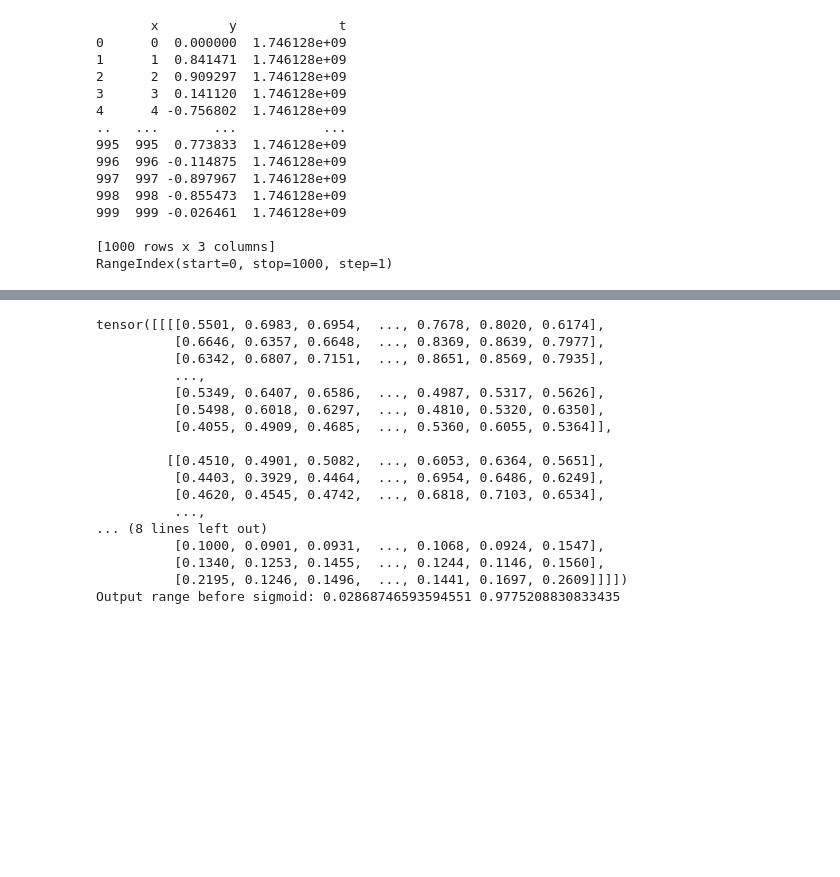
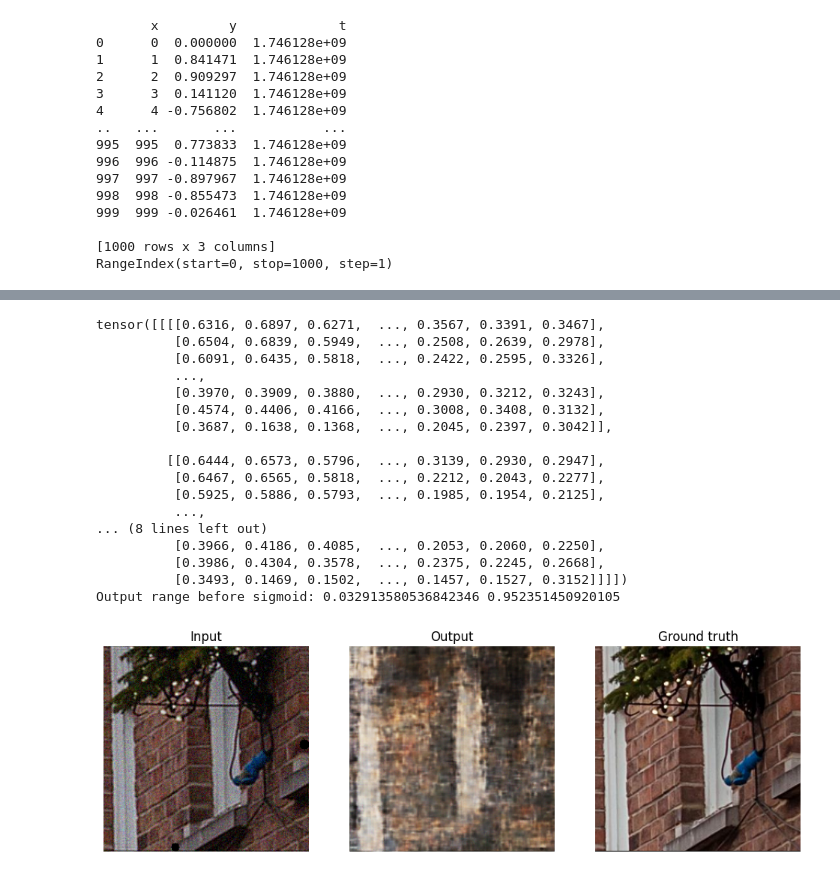
Before and after one commit to maciejka3000/labwork-project, a Jupyter notebook: old/03_train_model_torch_stacked_samesize.ipynb, the cells around one changed output, grey strips where cells are left out. Cells and saved outputs as stored; diff of their text form; code cells hidden in the pictures; blank space fills up the shorter version.

```diff
--- a/old/03_train_model_torch_stacked_samesize.ipynb
+++ b/old/03_train_model_torch_stacked_samesize.ipynb
@@ -328,26 +324,55 @@ input_tensor = transform(img).unsqueeze(0)
 # %%
+import glob
+input_images = sorted(glob.glob('/home/maciejka/Desktop/school/S8/labwork-project/db/dataset_preprocessed/test/output/*.bmp'))
+gt_images = sorted(glob.glob('/home/maciejka/Desktop/school/S8/labwork-project/db/dataset_preprocessed/test/input/*.bmp'))
+
+i = 249
+
+img = Image.open(input_images[i])
+gt = Image.open(gt_images[i])
+
+input_tensor = transform(img).unsqueeze(0)
 with torch.no_grad():
-    output_tensor, mu, logvar  = model(input_tensor)
+    output_tensor  = model(input_tensor)
 
 print(output_tensor)
 print("Output range before sigmoid:", output_tensor.min().item(), output_tensor.max().item())
+output_img = output_tensor.squeeze(0).permute(1,2,0).cpu().numpy()
+plt.figure(figsize=(12,4))
+plt.subplot(1,3,1)
+plt.imshow(img)
+plt.title("Input")
+plt.axis('off')
+
+plt.subplot(1,3,2)
+plt.imshow(output_img)
+plt.title("Output")
+plt.axis('off')
+
+
+plt.subplot(1,3,3)
+plt.imshow(gt)
+plt.title("Ground truth")
+plt.axis('off')
+plt.show()
 # %% [output]
-tensor([[[[0.5501, 0.6983, 0.6954,  ..., 0.7678, 0.8020, 0.6174],
-          [0.6646, 0.6357, 0.6648,  ..., 0.8369, 0.8639, 0.7977],
-          [0.6342, 0.6807, 0.7151,  ..., 0.8651, 0.8569, 0.7935],
+tensor([[[[0.6316, 0.6897, 0.6271,  ..., 0.3567, 0.3391, 0.3467],
+          [0.6504, 0.6839, 0.5949,  ..., 0.2508, 0.2639, 0.2978],
+          [0.6091, 0.6435, 0.5818,  ..., 0.2422, 0.2595, 0.3326],
           ...,
-          [0.5349, 0.6407, 0.6586,  ..., 0.4987, 0.5317, 0.5626],
-          [0.5498, 0.6018, 0.6297,  ..., 0.4810, 0.5320, 0.6350],
-          [0.4055, 0.4909, 0.4685,  ..., 0.5360, 0.6055, 0.5364]],
+          [0.3970, 0.3909, 0.3880,  ..., 0.2930, 0.3212, 0.3243],
+          [0.4574, 0.4406, 0.4166,  ..., 0.3008, 0.3408, 0.3132],
+          [0.3687, 0.1638, 0.1368,  ..., 0.2045, 0.2397, 0.3042]],
 
-         [[0.4510, 0.4901, 0.5082,  ..., 0.6053, 0.6364, 0.5651],
-          [0.4403, 0.3929, 0.4464,  ..., 0.6954, 0.6486, 0.6249],
-          [0.4620, 0.4545, 0.4742,  ..., 0.6818, 0.7103, 0.6534],
+         [[0.6444, 0.6573, 0.5796,  ..., 0.3139, 0.2930, 0.2947],
+          [0.6467, 0.6565, 0.5818,  ..., 0.2212, 0.2043, 0.2277],
+          [0.5925, 0.5886, 0.5793,  ..., 0.1985, 0.1954, 0.2125],
           ...,
 ... (8 lines left out)
-          [0.1000, 0.0901, 0.0931,  ..., 0.1068, 0.0924, 0.1547],
-          [0.1340, 0.1253, 0.1455,  ..., 0.1244, 0.1146, 0.1560],
-          [0.2195, 0.1246, 0.1496,  ..., 0.1441, 0.1697, 0.2609]]]])
-Output range before sigmoid: 0.02868746593594551 0.9775208830833435
+          [0.3966, 0.4186, 0.4085,  ..., 0.2053, 0.2060, 0.2250],
+          [0.3986, 0.4304, 0.3578,  ..., 0.2375, 0.2245, 0.2668],
+          [0.3493, 0.1469, 0.1502,  ..., 0.1457, 0.1527, 0.3152]]]])
+Output range before sigmoid: 0.032913580536842346 0.952351450920105
+[figure, added]
 # %%
 #output_img = (output_tensor.squeeze(0) * 0.5 + 0.5).clamp(0, 1)
```
Also changed, not shown: parts of 8 cells of this notebook, 2 other files.
